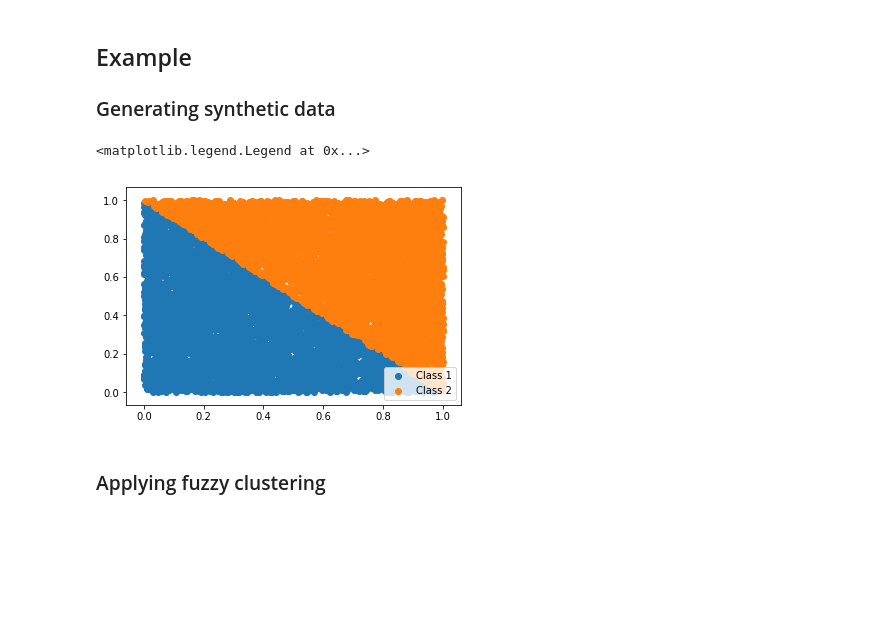
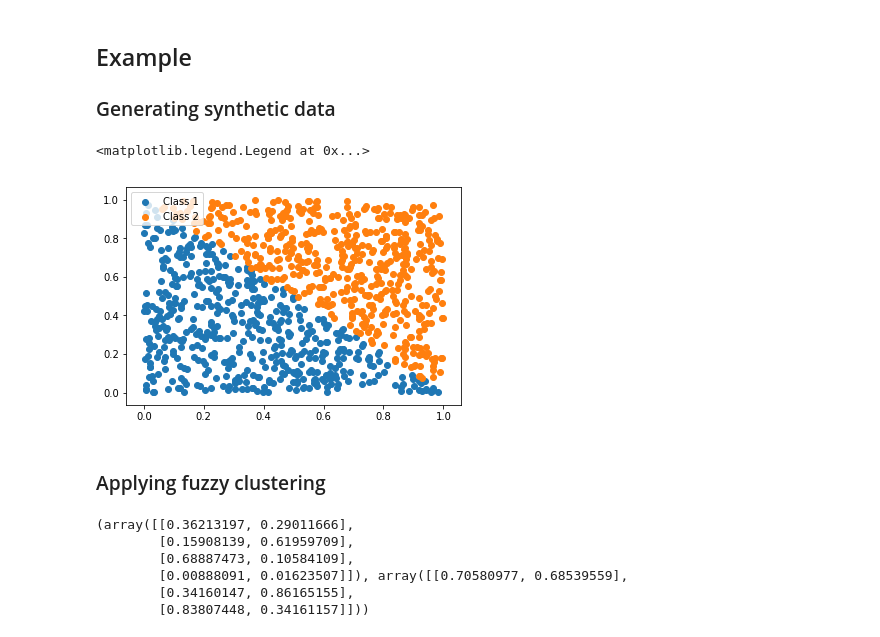
Before and after one commit to Donkeybobo/fuzzyclustering, a Jupyter notebook: analysis.ipynb, the cells around one changed output. Drawn from its saved outputs; the diff is of its cells as text; code cells hidden in the pictures; blank space fills up the shorter version.

```diff
--- a/analysis.ipynb
+++ b/analysis.ipynb
@@ -44,28 +44,28 @@ array([[ 0.06799058,  0.04522867, -0.23394575, ...,  0.3377587 ,
 ### Generating synthetic data
 # %%
 random_numbers = np.random.rand(1000)
-N = 10000
+N = 1000
 tmp_c1 = []
 tmp_c2 = []
 
 for i in range(N):
     v_tmp = np.random.rand(2)
 
     if (v_tmp[0] + v_tmp[1] <= 1):
         tmp_c1.append(v_tmp)
     else:
         tmp_c2.append(v_tmp)
 
 ## Synthetic data for two classes
 data_c1 = np.array(tmp_c1)
 data_c2 = np.array(tmp_c2)
 
 plt.scatter(data_c1[:,0], data_c1[:,1], label = 'Class 1')
 plt.scatter(data_c2[:,0], data_c2[:,1], label = 'Class 2')
 plt.legend()
 # %% [output]
 <matplotlib.legend.Legend at 0x...>
-[figure, old version]
+[figure, new version]
 # %% [markdown]
 ### Applying fuzzy clustering
 # %%
@@ -73,0 +80,9 @@ fc2 = FuzzyClustering(data_c2)
+# %%
+centers_c1, centers_c2
+# %% [output]
+(array([[0.36213197, 0.29011666],
+        [0.15908139, 0.61959709],
+        [0.68887473, 0.10584109],
+        [0.00888091, 0.01623507]]), array([[0.70580977, 0.68539559],
+        [0.34160147, 0.86165155],
+        [0.83807448, 0.34161157]]))
```
Also changed, not shown: parts of 5 cells of this notebook, 1 other file.
